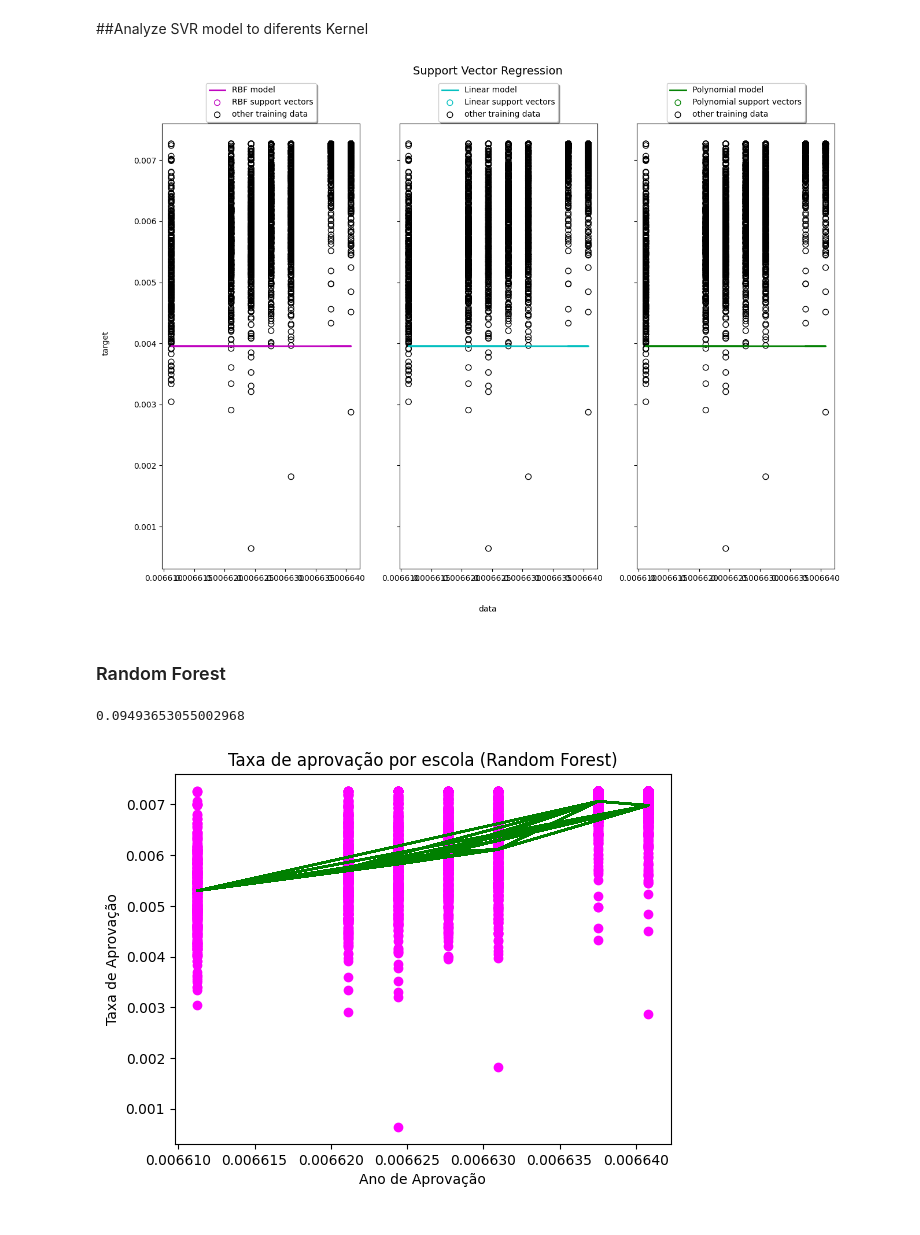
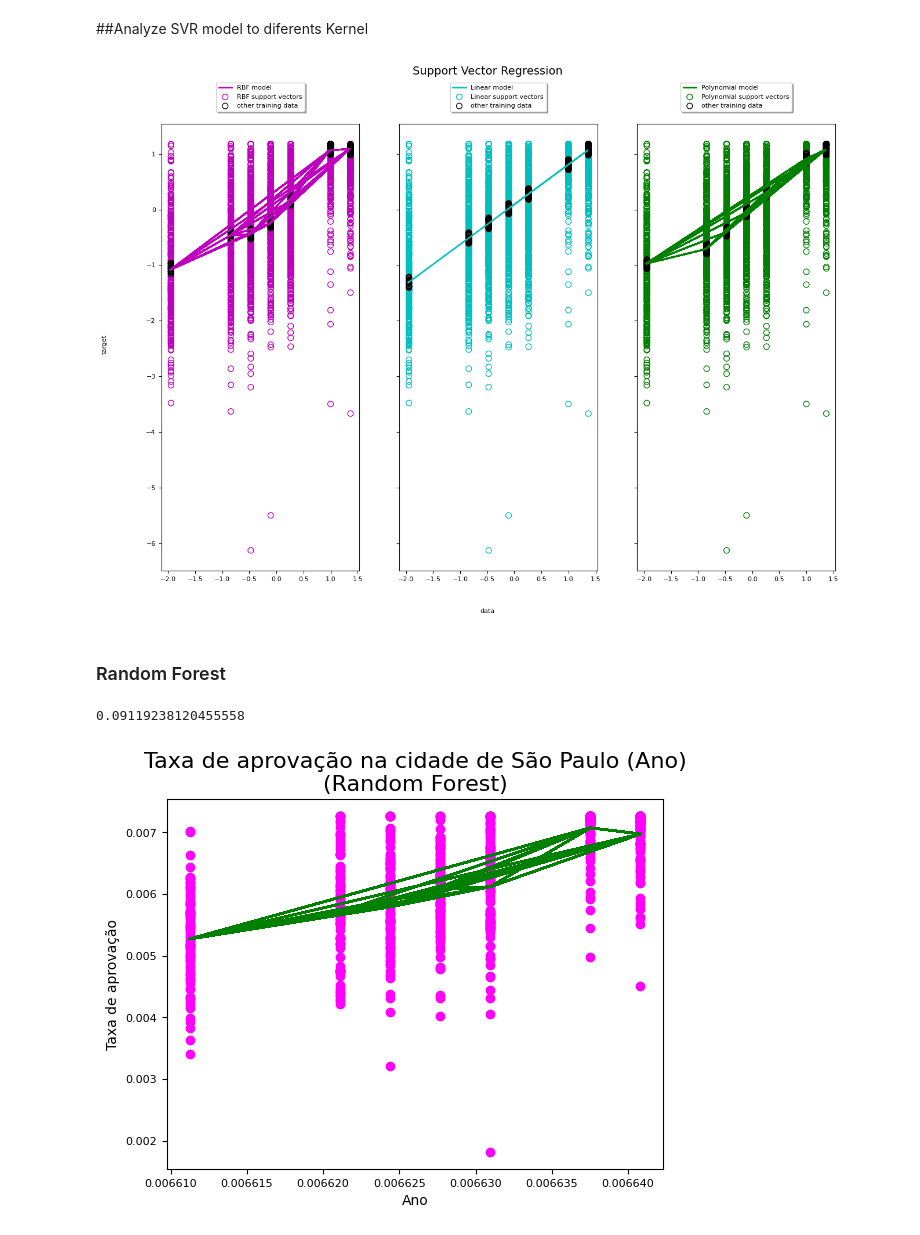
Before and after one commit to maiconspa/student-analysis, a Jupyter notebook: a3_ia.ipynb, the cells around one changed output. Drawn from its saved outputs; the diff is of its cells as text; code cells hidden in the pictures.

```diff
--- a/a3_ia.ipynb
+++ b/a3_ia.ipynb
@@ -355,9 +393,3 @@ plt.show()
 # %% [markdown]
 # Test using SVM
 ##Creating a SVR model
-# %%
-model_SVR = svm.SVR()
-model_SVR.fit(x_df_train,y_df_train)
-Y_pred = model_SVR.predict(x_df_test)
-
-print(mean_absolute_percentage_error(y_df_test, Y_pred))
@@ -384,8 +439,6 @@ plt.show()
 ##Analyze SVR model to diferents Kernel
 # %%
 lw = 2
-X = x_df_train
-y = y_df_train
 
 svr_rbf = SVR(kernel="rbf", C=100, gamma=0.1, epsilon=0.1)
 svr_lin = SVR(kernel="linear", C=100, gamma="auto")
@@ -397,9 +450,10 @@ model_color = ["m", "c", "g"]
 
 fig, axes = plt.subplots(nrows=1, ncols=3, figsize=(15, 10), sharey=True)
 for ix, svr in enumerate(svrs):
+    prediction = svr.fit(X, y).predict(X_test)
     axes[ix].plot(
-        X,
-        svr.fit(X, y).predict(X),
+        X_test,
+        prediction,
         color=model_color[ix],
         lw=lw,
         label="{} model".format(kernel_label[ix]),
@@ -428,12 +482,15 @@ for ix, svr in enumerate(svrs):
         shadow=True,
     )
 
+    mape = mean_absolute_percentage_error(y_test, prediction)
+    height.append(mape)
+
 fig.text(0.5, 0.04, "data", ha="center", va="center")
 fig.text(0.06, 0.5, "target", ha="center", va="center", rotation="vertical")
 fig.suptitle("Support Vector Regression", fontsize=14)
 plt.show()
 # %% [output]
-[figure, old version]
+[figure, new version]
 # %% [markdown]
 ### Random Forest
 # %%
@@ -443,13 +500,13 @@ Y_pred = model_RFR.predict(x_df_test)
 
 mean_absolute_percentage_error(y_df_test, Y_pred)
 # %% [output]
-0.09493653055002968
+0.09119238120455558
 # %%
-plt.scatter(x_df_train, y_df_train, color = 'magenta')
+plt.scatter(x_df_test, y_df_test, color = 'magenta')
 plt.plot(x_df_test, model_RFR.predict(x_df_test), color = 'green')
-plt.title('Taxa de aprovação por escola (Random Forest)')
-plt.xlabel('Ano de Aprovação')
-plt.ylabel('Taxa de Aprovação')
+plt.title('Taxa de aprovação na cidade de São Paulo (Ano)\n(Random Forest)')
+plt.ylabel("Taxa de aprovação")
+plt.xlabel("Ano")
 plt.show()
 # %% [output]
-[figure, old version]
+[figure, new version]
```
Also changed, not shown: parts of 29 cells of this notebook, 1 other file.
